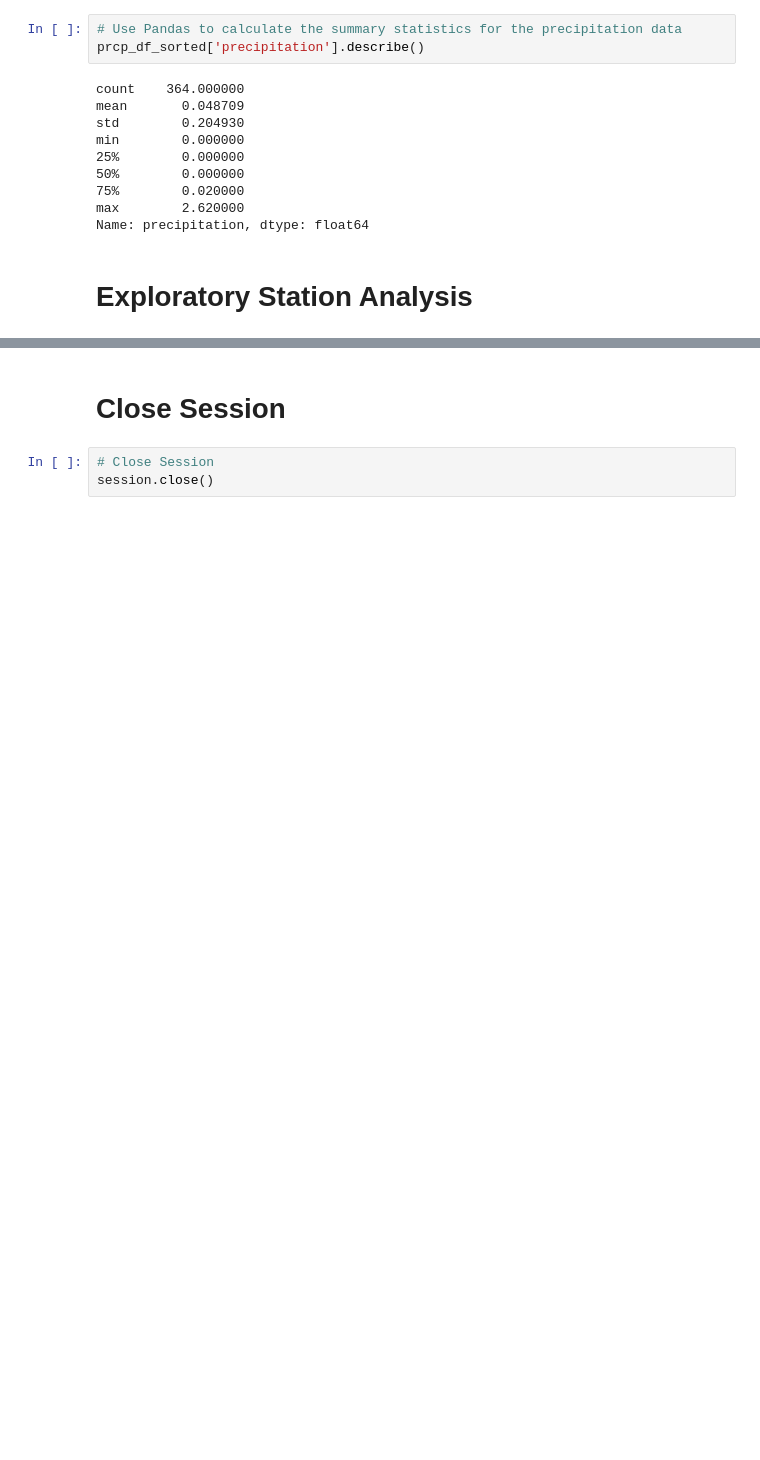
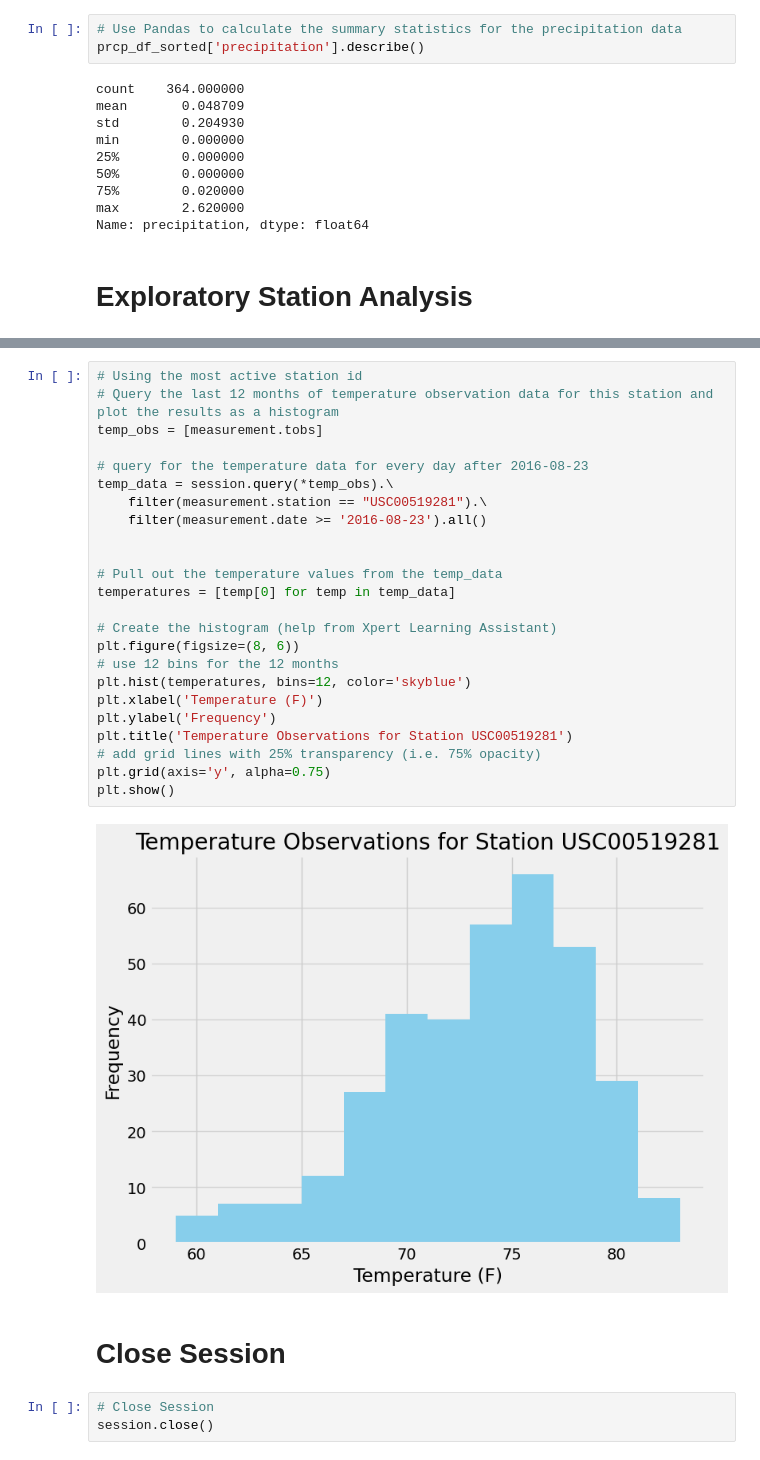
Before and after one commit to amydohlin/sqlalchemy-challenge, a Jupyter notebook: SurfsUp/climate_starter.ipynb, the cells around one changed output, grey strips where cells are left out. Saved outputs shown, nothing was run; the diff lists cells and outputs as text; blank space fills up the shorter version.

Commit message:
finished station analysis

```diff
--- a/SurfsUp/climate_starter.ipynb
+++ b/SurfsUp/climate_starter.ipynb
@@ -186,3 +220,29 @@ There are 0.
+# %%
+# Using the most active station id
+# Query the last 12 months of temperature observation data for this station and plot the results as a histogram
+temp_obs = [measurement.tobs]
+
+# query for the temperature data for every day after 2016-08-23
+temp_data = session.query(*temp_obs).\
+    filter(measurement.station == "USC00519281").\
+    filter(measurement.date >= '2016-08-23').all()
+
+
+# Pull out the temperature values from the temp_data
+temperatures = [temp[0] for temp in temp_data]
+
+# Create the histogram (help from Xpert Learning Assistant)
+plt.figure(figsize=(8, 6))
+# use 12 bins for the 12 months
+plt.hist(temperatures, bins=12, color='skyblue')
+plt.xlabel('Temperature (F)')
+plt.ylabel('Frequency')
+plt.title('Temperature Observations for Station USC00519281')
+# add grid lines with 25% transparency (i.e. 75% opacity)
+plt.grid(axis='y', alpha=0.75)
+plt.show()
+# %% [output]
+[figure, added]
 # %% [markdown]
 # Close Session
 # %%
```
Also changed, not shown: parts of 6 cells of this notebook.
